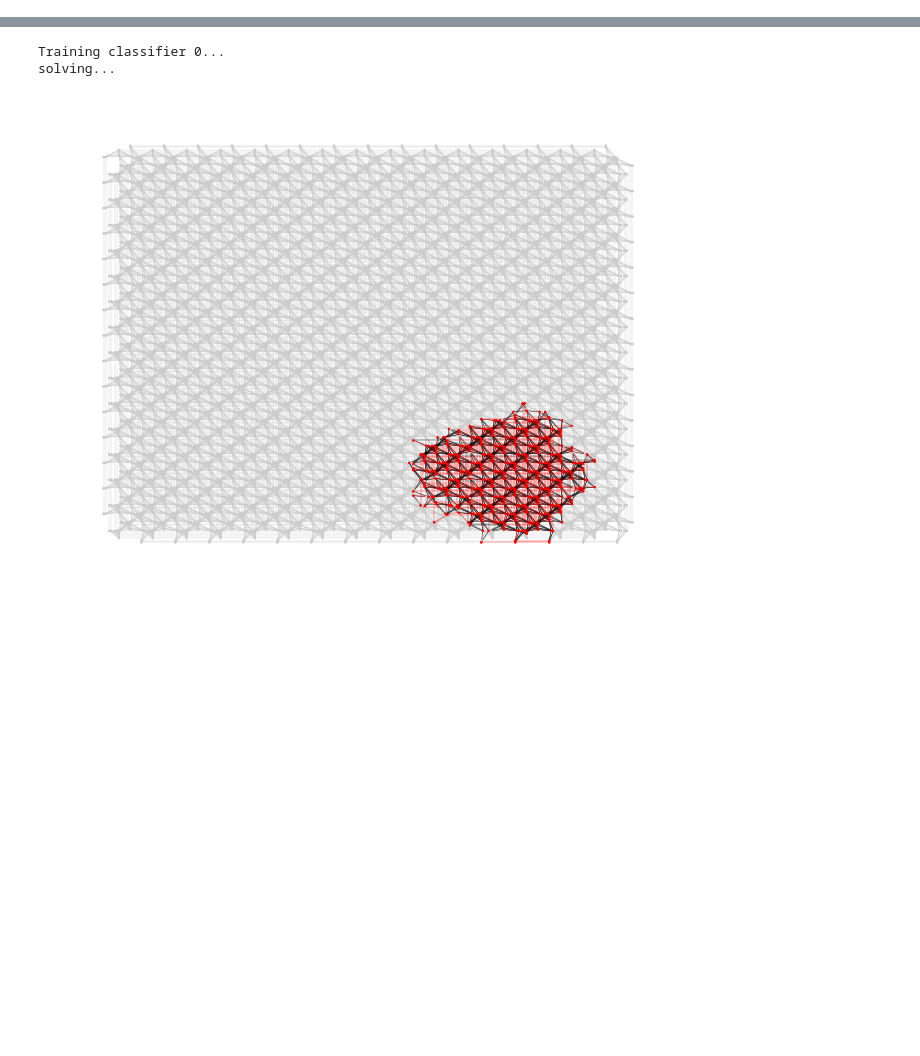
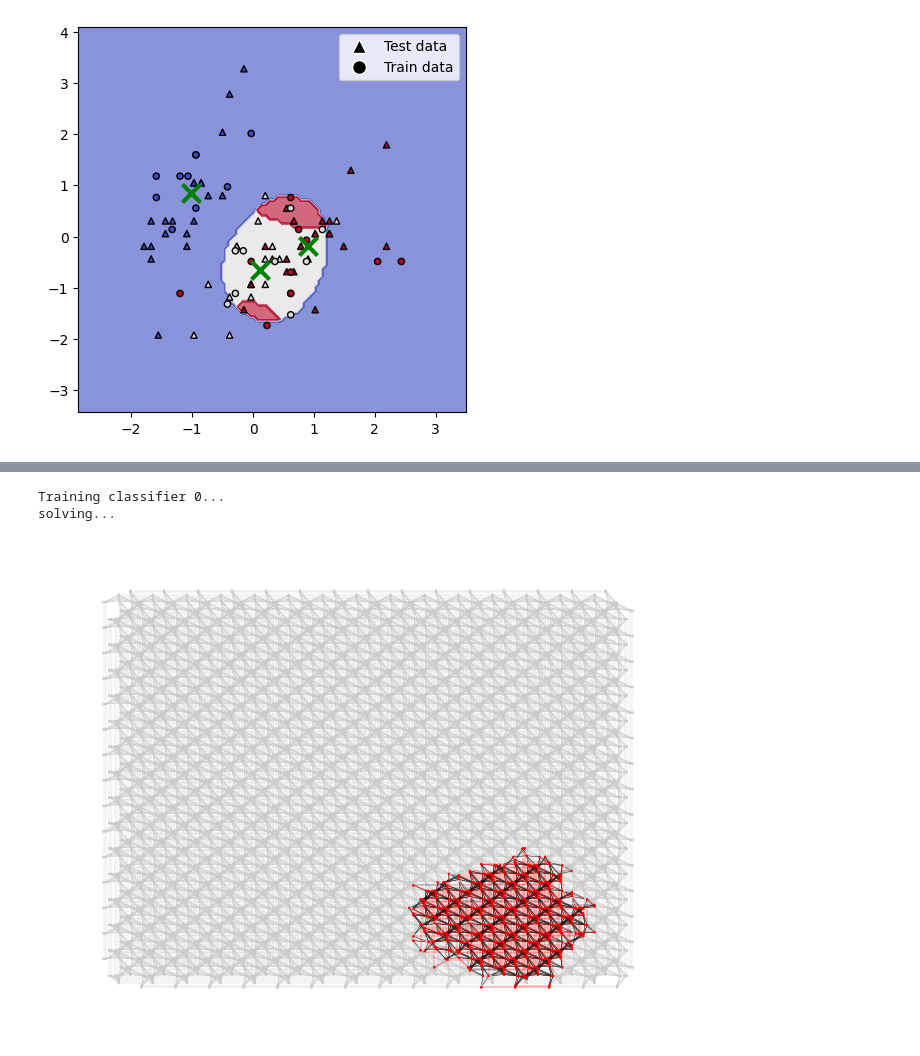
Before and after one commit to Jagaa-1008/quantum_SVM, a Jupyter notebook: iris_classification_sepal.ipynb, the cells around one changed output, grey strips where cells are left out. Drawn from its saved outputs; the diff is of its cells as text; code cells hidden in the pictures; blank space fills up the shorter version.

```diff
--- a/iris_classification_sepal.ipynb
+++ b/iris_classification_sepal.ipynb
@@ -348,29 +352,23 @@ test accuracy :  [61.5, 61.5, 61.5, 61.5, 61.5]
 # %%
-from qsvm import *
+from mtqa_qsvm import *
 from utils import *
+from solver_config import dwave_MTQA
 
 NN = 1
+gamma = 1
 mtqa_test = []
 mtqa_train = []
 qa_test = []
 qa_train = []
 for i in range(NN):
     params = {
-        "data": X_train,
-        "label": y_train,
-        "B": 2,
-        "K": 2,
         "Xi": 1,
         "gamma": gamma,
-        "C": C,
-        "kernel": "rbf",
-        "optimizer": "MTQA",
-        "qubo_list": None,
-        "vis": 1
+        # "optimizer": dwave_MTQA
     }
 
     # Initialize and train the classifier
-    mtqa_OvR = MTQA_OneVsRestClassifier(class_num=nn, classifier=qSVM, params=params)
+    mtqa_OvR = MTQA_OneVsRestClassifier(class_num=nn, classifier=qSVM, params=params, vis = 0)
     _, embedding_list, TotalQubo, Qubo_list = mtqa_OvR.solve(X_train, y_train)
 
     save_embedding(embedding_list, "iris_petal")
@@ -388,54 +386,15 @@ for i in range(NN):
     mtqa_test.append(mtqa_test_accuracy)
     mtqa_train.append(mtqa_training_accuracy)
 
-    qubo_list = load_qubo_list("iris_petal")
-    emb = load_embedding("iris_petal")
-
-    params = {
-        "data": X_train,
-        "label": y_train,
-        "B": 2,
-        "K": 2,
-        "Xi": 1,
-        "gamma": gamma,
-        "C": C,
-        "kernel": "rbf",
-        "optimizer": "QA",
-        "qubo_list" : qubo_list,
-        "embeddings" : emb,
-        "vis" : 1
-    }
-
-    # Initialize and train the classifier
-    qa_OvR = OneVsRestClassifier(class_num=nn, classifier=qSVM, params=params)
-    qa_OvR.solve(X_train, y_train)
-
-    # Predict
-    qa_predict = qa_OvR.predict(X_test)
-    qa_t_pred= qa_OvR.predict(X_train)
-
-    # Performance analysis
-    qa_test_accuracy = accuracy_score(y_test, qa_predict)*100
-    qa_training_accuracy = accuracy_score(y_train, qa_t_pred)*100
-
-    qa_test.append(qa_test_accuracy)
-    qa_train.append(qa_training_accuracy)
-
-print("-------------------------")
-print("QA")
-print("train accuracy : ", qa_train)
-print("mean : ", np.mean(qa_train))
-print("standard deviation : ", np.std(qa_train))
-print("test accuracy : ", qa_test)
-print(np.mean(qa_test))
-print(np.std(qa_test))
-
 print("-------------------------")
 print("MTQA")
 print("train accuracy : ", mtqa_train)
-print("mean : ", np.mean(mtqa_train))
-print("standard deviation : ", np.std(mtqa_train))
+# print("mean : ", np.mean(mtqa_train))
+# print("standard deviation : ", np.std(mtqa_train))
 print("test accuracy : ", mtqa_test)
-print("mean : ",np.mean(mtqa_test))
-print("standard deviation : ",np.std(mtqa_test))
+# print("mean : ",np.mean(mtqa_test))
+# print("standard deviation : ",np.std(mtqa_test))
 print("-------------------------")
+
+plot_figure(mtqa_OvR, preprocessing.scale(X), y, nn, X_test, X_train, y_test, y_train)
+# %% [output]
@@ -441,0 +418 @@ print("-------------------------")
+[figure, added]
```
Also changed, not shown: parts of 8 cells of this notebook, 8 other files.
